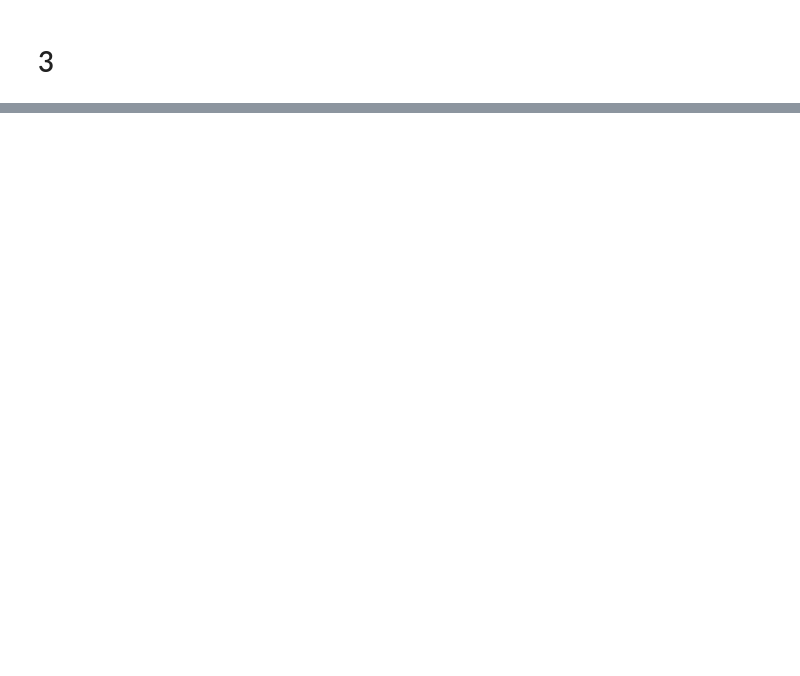
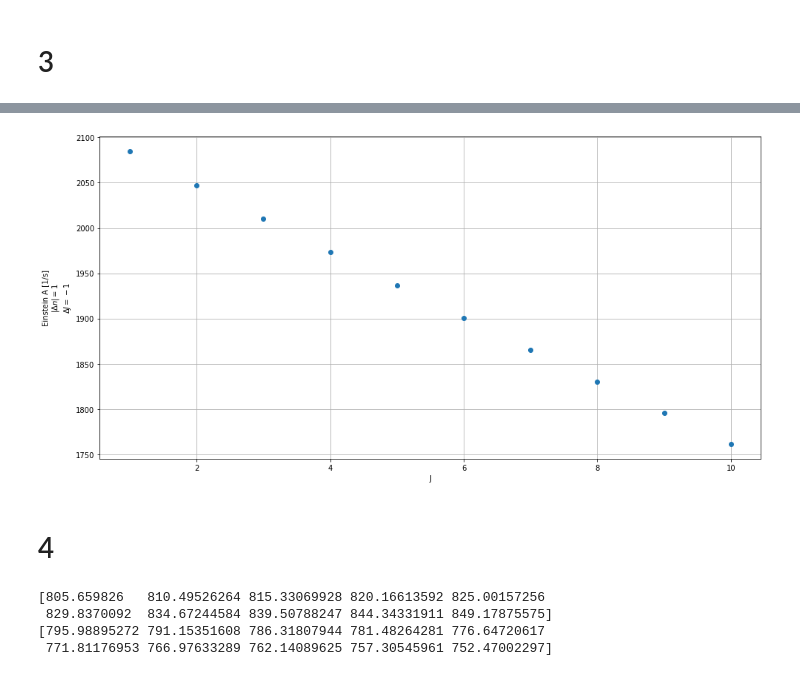
Before and after one commit to lydia-lee/astro207, a Jupyter notebook: ps_2021/05/questions/q_good_rovibrations.ipynb, the cells around one changed output, grey strips where cells are left out. Saved outputs shown, nothing was run; the diff lists cells and outputs as text; code cells hidden in the pictures; blank space fills up the shorter version.

```diff
--- a/ps_2021/05/questions/q_good_rovibrations.ipynb
+++ b/ps_2021/05/questions/q_good_rovibrations.ipynb
@@ -133,2 +216,11 @@ Temperature Range: [1273, 1664) K
 # %% [markdown]
 <h1>3</h1>
+# %%
+A_vec = [0] * len(J_vec)
+for i, J in enumerate(J_vec):
+    pass
+    A_vec[i] = A_dip(Ji=J, Jf=J+1)
+plt.plot(J_vec, A_vec, 'o')
+plt.xlabel('J')
+plt.ylabel('Einstein A [1/s]\n$|\Delta n|=1$\n$\Delta J=+1$')
+plt.grid()
@@ -134,0 +229,27 @@ Temperature Range: [1273, 1664) K
+# %%
+A_vec = [0] * len(J_vec)
+for i, J in enumerate(J_vec):
+    pass
+    A_vec[i] = A_dip(Ji=J+1, Jf=J)
+plt.plot(J_vec+1, A_vec, 'o')
+plt.xlabel('J')
+plt.ylabel('Einstein A [1/s]\n$|\Delta n|=1$\n$\Delta J=-1$')
+plt.grid()
+# %% [output]
+[figure, added]
+# %% [markdown]
+<h1>4</h1>
+# %%
+T = (T_min+T_max)/2
+nu_vec_incr = omega_rovib(Ji=J_vec, Jf=J_vec+1)/(2*np.pi)
+nu_vec_decr = omega_rovib(Ji=J_vec+1, Jf=J_vec)/(2*np.pi)
+k_vec_incr = nu_vec_incr/c
+k_vec_decr = nu_vec_decr/c
+
+print(k_vec_incr)
+print(k_vec_decr)
+# %% [output]
+[805.659826   810.49526264 815.33069928 820.16613592 825.00157256
+ 829.8370092  834.67244584 839.50788247 844.34331911 849.17875575]
+[795.98895272 791.15351608 786.31807944 781.48264281 776.64720617
+ 771.81176953 766.97633289 762.14089625 757.30545961 752.47002297]
```
Also changed, not shown: parts of 7 cells of this notebook.
